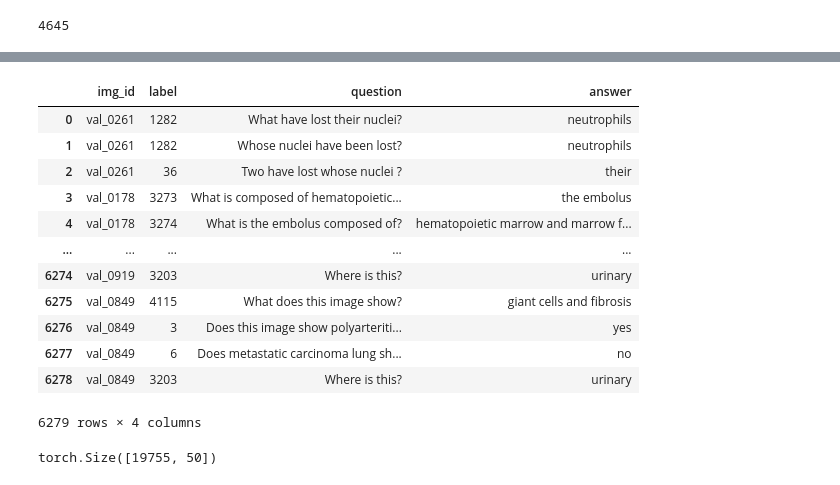
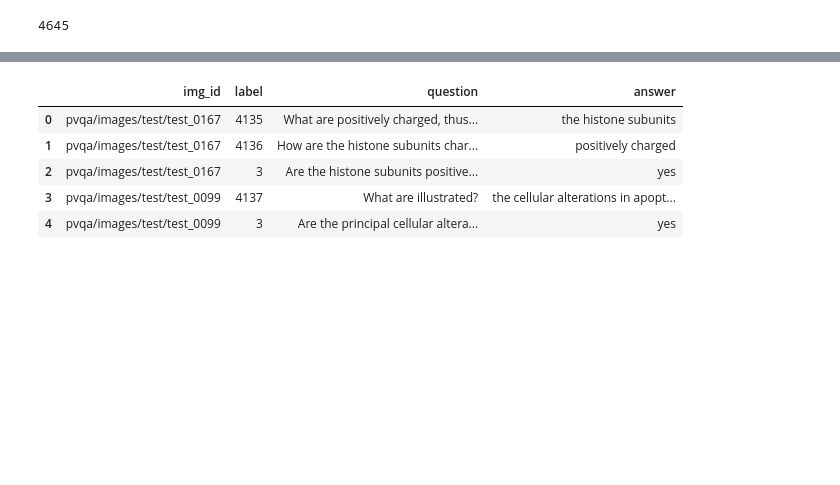
Before and after one commit to MohammadYs77/Explainable-Diabetic-Retinopathy-Detection-and-Retinal-Image-Generation, a Jupyter notebook: Code.ipynb, the cells around one changed output, grey strips where cells are left out. Saved outputs shown, nothing was run; the diff lists cells and outputs as text; code cells hidden in the pictures; blank space fills up the shorter version.

```diff
--- a/Code.ipynb
+++ b/Code.ipynb
@@ -138,13 +139,11 @@ nltk.download('stopwords')
 sw_nltk = stopwords.words('english')
 tokenizer = get_tokenizer("basic_english")
 
-texts = [tr_q, ts_q, val_q]
-
-for each in texts:
-    for i in range(len(each)):
-        tmp = each[i].lower()
-        tmp = tokenizer(tmp)
-        each[i] = [token for token in tmp if token not in string.punctuation]
+# for each in qs:
+#     for i in range(len(each)):
+#         tmp = each[i].lower()
+#         tmp = tokenizer(tmp)
+#         each[i] = [token for token in tmp if token not in string.punctuation]
 # %% [output]
 [nltk_data] Downloading package stopwords to
 [nltk_data]     C:\Users\moham\AppData\Roaming\nltk_data...
@@ -171,28 +172,39 @@ Question with minimum length in test set: 2
 idx = 0
 ans2lbl_keys = list(ans2lbl_pairs.keys())
 
-texts = [tr_a, val_a, ts_a]
-
-for each in texts:
+for each in ans:
 	for i in range(len(each)):
 		if each[i] not in ans2lbl_keys:
 			ans2lbl_pairs[each[i]] = ans2lbl_len + idx
 			idx += 1
+
+del ans2lbl_keys
 # %%
 num_classes = len(list(ans2lbl_pairs.keys()))
 print(num_classes)
-ans = list(ans2lbl_pairs.keys())
-lbls = list(range(0, len(ans)))
-ans2lbl_pairs = dict(zip(ans, lbls))
+anss = list(ans2lbl_pairs.keys())
+lbls = list(range(0, len(anss)))
+ans2lbl_pairs = dict(zip(anss, lbls))
+
+del anss, lbls
 # %% [output]
 4645
 # %%
 dfs = [train_vqa_df, val_vqa_df, test_vqa_df]
-texts = [tr_a, val_a, ts_a]
+
+del train_vqa_df, val_vqa_df, test_vqa_df
 
 for i in range(len(dfs)):
     dfs[i]['question'] = dfs[i]['sent']
-    dfs[i]['answer'] = pd.Series(texts[i])
-    dfs[i]['label'] = pd.Series([ans2lbl_pairs[each] for each in texts[i]])
+    dfs[i]['answer'] = pd.Series(ans[i])
+    dfs[i]['label'] = pd.Series([ans2lbl_pairs[each] for each in ans[i]])
+
+    if i == 0:
+        dfs[i]['img_id'] = base_path + 'images/train/' + dfs[i]['img_id']
+    elif i == 1:
+        dfs[i]['img_id'] = base_path + 'images/val/' + dfs[i]['img_id']
+    else:
+        dfs[i]['img_id'] = base_path + 'images/test/' + dfs[i]['img_id']
+
     dfs[i].drop(['sent', 'answer_type', 'question_id', 'question_type'], axis=1, inplace=True)
 # %%
@@ -230,19 +228,12 @@ test_vqa_df
 # %%
-val_vqa_df
+dfs[2].head()
 # %% [output]
 |  | img_id | label | question | answer |
-| 0 | val_0261 | 1282 | What have lost their nuclei? | neutrophils |
-| 1 | val_0261 | 1282 | Whose nuclei have been lost? | neutrophils |
-| 2 | val_0261 | 36 | Two have lost whose nuclei ? | their |
-| 3 | val_0178 | 3273 | What is composed of hematopoietic... | the embolus |
-| 4 | val_0178 | 3274 | What is the embolus composed of? | hematopoietic marrow and marrow f... |
-| ... | ... | ... | ... | ... |
-| 6274 | val_0919 | 3203 | Where is this? | urinary |
-| 6275 | val_0849 | 4115 | What does this image show? | giant cells and fibrosis |
-| 6276 | val_0849 | 3 | Does this image show polyarteriti... | yes |
-| 6277 | val_0849 | 6 | Does metastatic carcinoma lung sh... | no |
-| 6278 | val_0849 | 3203 | Where is this? | urinary |
+| 0 | pvqa/images/test/test_0167 | 4135 | What are positively charged, thus... | the histone subunits |
+| 1 | pvqa/images/test/test_0167 | 4136 | How are the histone subunits char... | positively charged |
+| 2 | pvqa/images/test/test_0167 | 3 | Are the histone subunits positive... | yes |
+| 3 | pvqa/images/test/test_0099 | 4137 | What are illustrated? | the cellular alterations in apopt... |
+| 4 | pvqa/images/test/test_0099 | 3 | Are the principal cellular altera... | yes |
-6279 rows × 4 columns
 # %%
 word2ids = pvqa_dic_pkl[0]
 keys = ['<oov>'] + list(word2ids.keys())
@@ -290,4 +249,0 @@ for i in range(len(texts)):
-# %%
-tr_txt.shape
-# %% [output]
-torch.Size([19755, 50])
```
Also changed, not shown: parts of 27 cells of this notebook.
